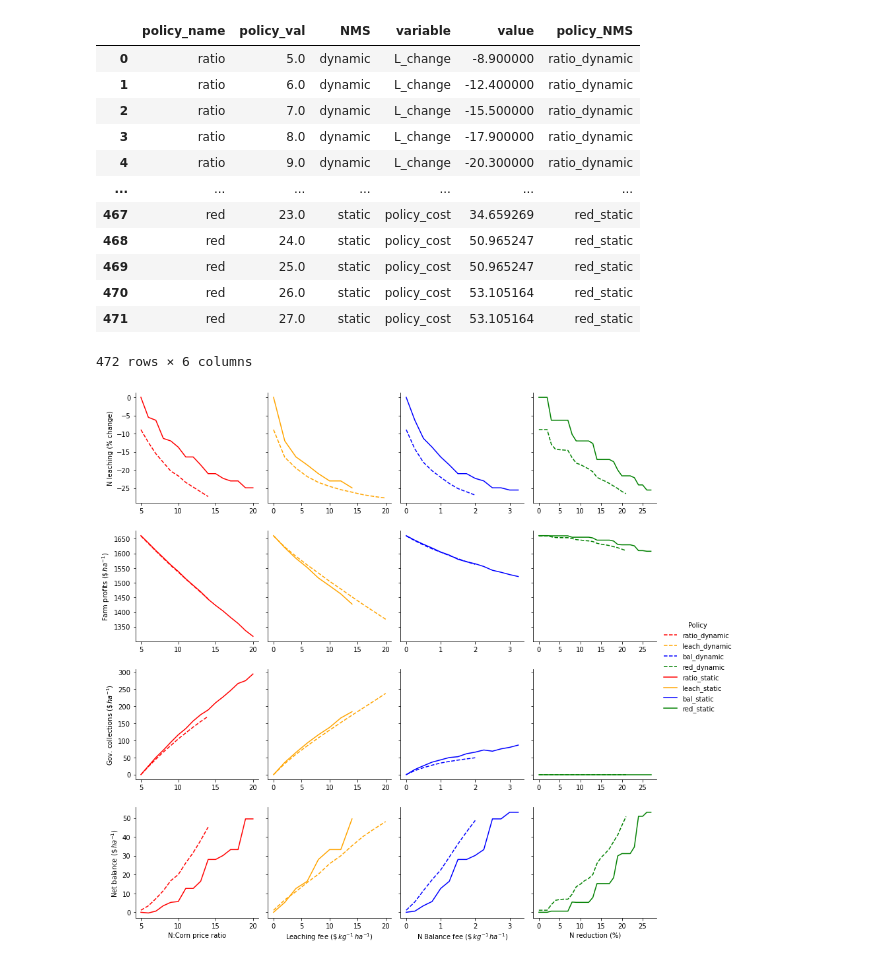
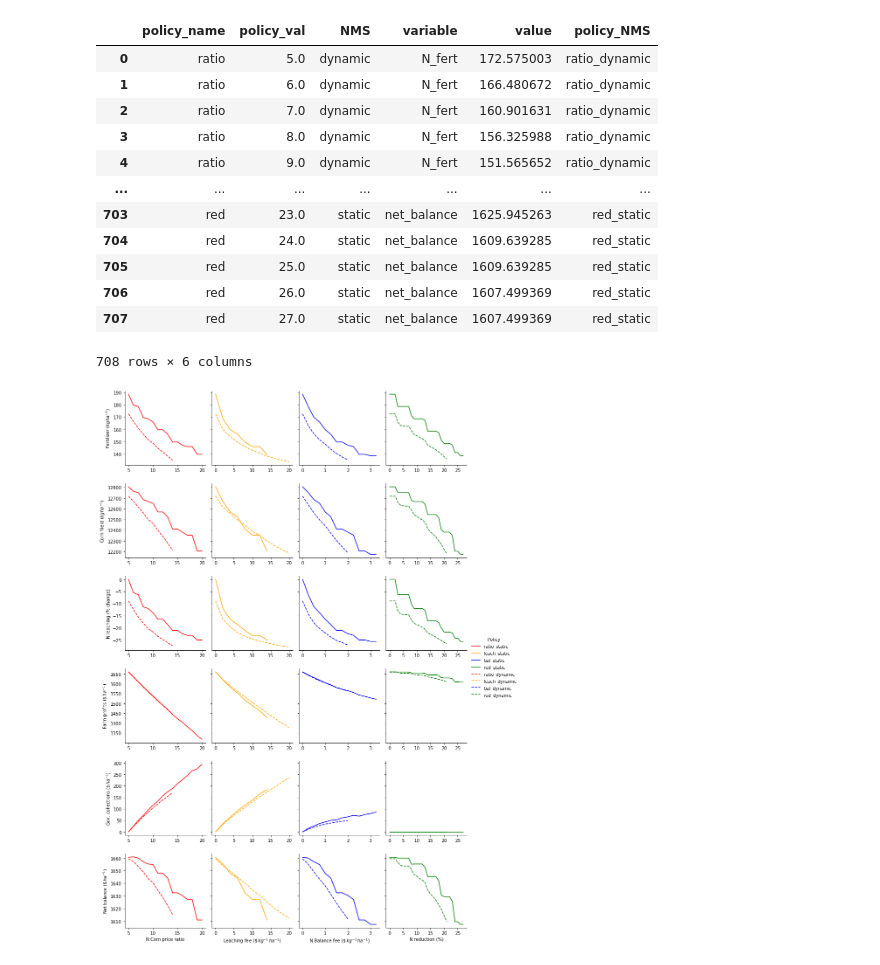
Before and after one commit to germanmandrini/n_policy, a Jupyter notebook: Codes/5b_value_policies_comp.ipynb, the cells around one changed output. Saved outputs shown, nothing was run; the diff lists cells and outputs as text; code cells hidden in the pictures.

```diff
--- a/Codes/5b_value_policies_comp.ipynb
+++ b/Codes/5b_value_policies_comp.ipynb
@@ -12,67 +27,67 @@ perfomances_dt5 = pyreadr.read_r("/home/germanm2/n_policy_box/Data/files_rds/per
 # %%
-plot_dt_long = pd.melt(perfomances_dt5, id_vars=['policy_name','policy_val', 'NMS'], value_vars=['L_change', 'P', 'G', 'policy_cost'])
+plot_dt_long = pd.melt(perfomances_dt5, id_vars=['policy_name','policy_val', 'NMS'], value_vars=['N_fert', 'Y_corn', 'L_change', 'P', 'G', 'net_balance'])
 # plot_dt_long['policy_name'][plot_dt_long['policy_name'] == 'red'] = 'reduction'
 plot_dt_long['policy_NMS'] = plot_dt_long['policy_name']+'_'+ plot_dt_long['NMS']
 plot_dt_long
 # %% [output]
 |  | policy_name | policy_val | NMS | variable | value | policy_NMS |
-| 0 | ratio | 5.0 | dynamic | L_change | -8.900000 | ratio_dynamic |
-| 1 | ratio | 6.0 | dynamic | L_change | -12.400000 | ratio_dynamic |
-| 2 | ratio | 7.0 | dynamic | L_change | -15.500000 | ratio_dynamic |
-| 3 | ratio | 8.0 | dynamic | L_change | -17.900000 | ratio_dynamic |
-| 4 | ratio | 9.0 | dynamic | L_change | -20.300000 | ratio_dynamic |
+| 0 | ratio | 5.0 | dynamic | N_fert | 172.575003 | ratio_dynamic |
+| 1 | ratio | 6.0 | dynamic | N_fert | 166.480672 | ratio_dynamic |
+| 2 | ratio | 7.0 | dynamic | N_fert | 160.901631 | ratio_dynamic |
+| 3 | ratio | 8.0 | dynamic | N_fert | 156.325988 | ratio_dynamic |
+| 4 | ratio | 9.0 | dynamic | N_fert | 151.565652 | ratio_dynamic |
 | ... | ... | ... | ... | ... | ... | ... |
-| 467 | red | 23.0 | static | policy_cost | 34.659269 | red_static |
-| 468 | red | 24.0 | static | policy_cost | 50.965247 | red_static |
-| 469 | red | 25.0 | static | policy_cost | 50.965247 | red_static |
-| 470 | red | 26.0 | static | policy_cost | 53.105164 | red_static |
-| 471 | red | 27.0 | static | policy_cost | 53.105164 | red_static |
+| 703 | red | 23.0 | static | net_balance | 1625.945263 | red_static |
+| 704 | red | 24.0 | static | net_balance | 1609.639285 | red_static |
+| 705 | red | 25.0 | static | net_balance | 1609.639285 | red_static |
+| 706 | red | 26.0 | static | net_balance | 1607.499369 | red_static |
+| 707 | red | 27.0 | static | net_balance | 1607.499369 | red_static |
-472 rows × 6 columns
+708 rows × 6 columns
 # %%
 # importing packages
 import seaborn
 ############# Main Section         #############
 # Form a facetgrid using columns with a hue
 
 kw = {'color': ['green', 'green'], 'linestyle' : ["-","--"]}
-kw = {'color': ['red', 'orange', 'blue', 'green','red', 'orange', 'blue', 'green'], 'linestyle' : ["--","--","--","--", "-","-","-", "-"]}
+kw = {'color': ['red', 'orange', 'blue', 'green','red', 'orange','blue','green'], 'linestyle' : ["-","-","-","-", "--","--","--", "--"]}
 
 graph = seaborn.FacetGrid(plot_dt_long, row ='variable', col ='policy_name', hue ='policy_NMS',
-                          sharey = 'row', sharex = False, margin_titles=False, hue_kws=kw)
+                          sharey = 'row', sharex = False, margin_titles=False, hue_kws=kw,
+                          hue_order = ['ratio_static', 'leach_static', 'bal_static', 'red_static', 'ratio_dynamic', 'leach_dynamic', 'bal_dynamic', 'red_dynamic'],
+                          col_order = ['ratio', 'leach', 'bal', 'red'],
+                          row_order = ['N_fert', 'Y_corn', 'L_change', 'P', 'G', 'net_balance'])
 
 
 # map the above form facetgrid with some attributes
 
-graph.map(seaborn.lineplot, "policy_val", "value").add_legend(title = 'Policy')
+graph.map(seaborn.lineplot, "policy_val", "value").add_legend(title = 'Policy')  #, loc="lower center",bbox_to_anchor=(0.5, -0.3), ncol=2
 
-graph.axes[3,0].set_xlabel('N:Corn price ratio')
-graph.axes[3,1].set_xlabel(r'Leaching fee $(\$ \/ kg^{-1}\/ ha^{-1})$')
-graph.axes[3,2].set_xlabel(r'N Balance fee $(\$ \/ kg^{-1}\/ ha^{-1})$')
-graph.axes[3,3].set_xlabel('N reduction (%)')
+graph.axes[5,0].set_xlabel('N:Corn price ratio')
+graph.axes[5,1].set_xlabel(r'Leaching fee $(\$ \/ kg^{-1}\/ ha^{-1})$')
+graph.axes[5,2].set_xlabel(r'N Balance fee $(\$ \/ kg^{-1}\/ ha^{-1})$')
+graph.axes[5,3].set_xlabel('N reduction (%)')
 
-graph.axes[0,0].set_ylabel('N leaching (% change)')
-graph.axes[1,0].set_ylabel(r'Farm profits $(\$ \/ ha^{-1}$)')
-graph.axes[2,0].set_ylabel(r'Gov. collections $(\$ \/ ha^{-1}$)')
-graph.axes[3,0].set_ylabel(r'Net balance $(\$ \/ ha^{-1}$)')
+graph.axes[0,0].set_ylabel(r'Fertilizer ($kg ha^{-1}$)')
+graph.axes[1,0].set_ylabel(r'Corn Yield ($kg ha^{-1}$)')
+graph.axes[2,0].set_ylabel('N leaching (% change)')
+graph.axes[3,0].set_ylabel(r'Farm profits $(\$ \/ ha^{-1}$)')
+graph.axes[4,0].set_ylabel(r'Gov. collections $(\$ \/ ha^{-1}$)')
+graph.axes[5,0].set_ylabel(r'Net balance $(\$ \/ ha^{-1}$)')
 
 axes = graph.axes.flatten()
 for axes_n  in axes:
     axes_n.set_title("")
     axes_n.tick_params(labelbottom=True)
 # show the object
-plot_file_name = "/home/germanm2/n_policy_box/Data/figures/policies_multiplot_python.pdf"
-
-graph.savefig(plot_file_name, dpi=300)
 
 plot_file_name = "/home/germanm2/n_policy_box/Data/figures/policies_multiplot_python.png"
+graph.savefig(plot_file_name, dpi=300, bbox_inches='tight')
 
-graph.savefig(plot_file_name, dpi=300)
-
-
-# https://stackoverflow.com/questions/44261803/change-line-style-in-seaborn-facet-grid
-# This code is contributed by Deepanshu Rustagi.
+plot_file_name = "/home/germanm2/n_policy_box/Data/figures/policies_multiplot_python.pdf"
+graph.savefig(plot_file_name, dpi=300, bbox_inches='tight')
 # %% [output]
-[figure, old version]
+[figure, new version]
 # %%
 plot_dt_long2 = plot_dt_long[plot_dt_long['NMS'] == 'static']
 plot_dt_long2
```
Also changed, not shown: parts of 1 cell of this notebook, 2 other files.
